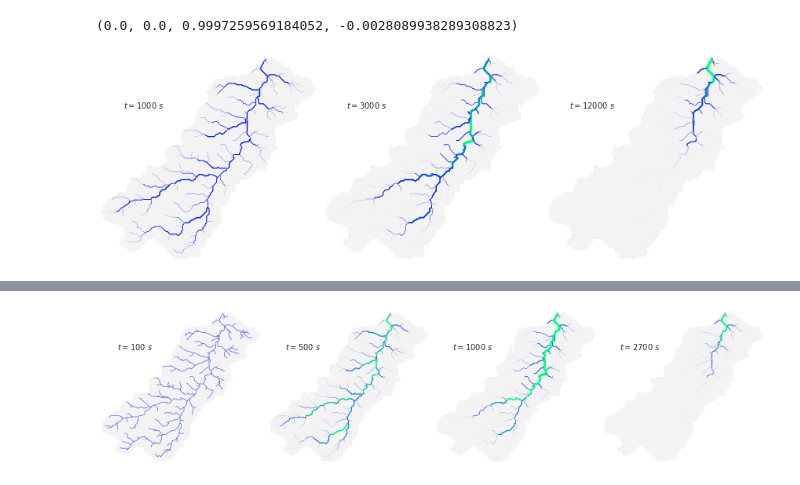
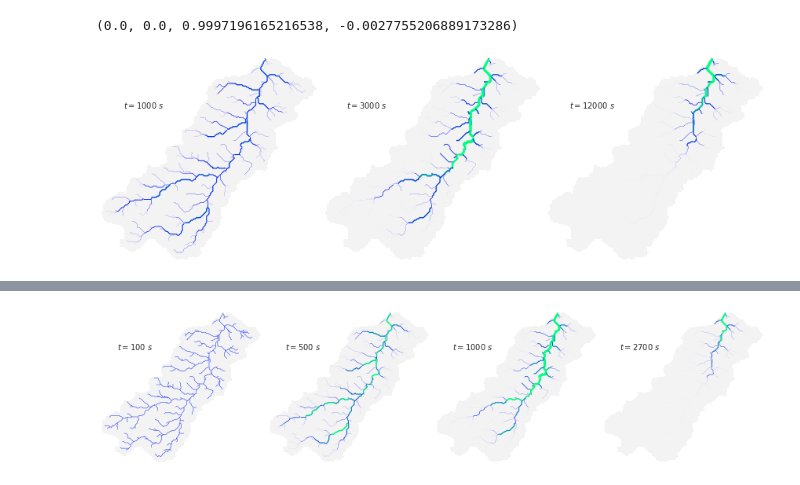
Before and after one commit to kLabUM/sensor-placement, a Jupyter notebook: notebooks/advection_diffusion_progression.ipynb, the cells around one changed output, grey strips where cells are left out. Cells and saved outputs as stored; diff of their text form; code cells hidden in the pictures.

```diff
--- a/notebooks/advection_diffusion_progression.ipynb
+++ b/notebooks/advection_diffusion_progression.ipynb
@@ -17,6 +17,6 @@ import seaborn as sns
 # %%
 sns.set_palette('husl', 2)
 # %%
-grid = Grid.from_raster('../../../pysheds/data/n30w100_dir',
+grid = Grid.from_raster('../../pysheds/data/n30w100_dir',
                  data_name='dir', input_type='ascii')
 # %%
@@ -45,7 +45,7 @@ n = max(max(connections.keys()), max(connections.values())) + 1
 s = np.ones(n)
 I = np.eye(n)
 u = np.ones(n)
-D = 40.0*np.ones(n)
+D = (u * dx / 10).mean()*np.ones(n)
 dt = 1
 I[0, 0] = 0
 # %%
@@ -81,7 +81,7 @@ S = (U - V) - Z @ (Y - X) + I
 # %%
 np.imag(np.linalg.eig(S)[0]).max(), np.imag(np.linalg.eig(S)[0]).min(), np.real(np.linalg.eig(S)[0]).max(), np.real(np.linalg.eig(S)[0]).min()
 # %% [output]
-(0.0, 0.0, 0.9997259569184052, -0.0028089938289308823)
+(0.0, 0.0, 0.9997196165216538, -0.0027755206889173286)
 # %%
 sr = s# + np.random.randn(len(s))
 # %%
@@ -113,39 +113,39 @@ ax[0].imshow(np.where(grid.view('catch'), 1, np.nan), zorder=1, cmap='Greys',
              vmin=0, vmax=6, extent=grid.extent, alpha=0.5)
 mag = np.linalg.matrix_power(S, 1000) @ s
 lmag = np.log10(mag + 1)
-norm = matplotlib.colors.Normalize(vmin=0, vmax=50)
+norm = matplotlib.colors.Normalize(vmin=0, vmax=20)
 mapper = cm.ScalarMappable(norm=norm, cmap=cm.winter)
 colors = mapper.to_rgba(mag)
 line_segments = LineCollection(segs, colors=colors, linewidths=1.75*lmag)
 im = ax[0].add_collection(line_segments)
 ax[0].autoscale()
 ax[0].annotate('$t=1000 \ s$', (0.10, 0.75), xycoords='axes fraction')
 
 ax[1].imshow(np.where(grid.view('catch'), 1, np.nan), zorder=1, cmap='Greys',
              vmin=0, vmax=6, extent=grid.extent, alpha=0.5)
-mag = np.linalg.matrix_power(S, 6000) @ s
+mag = np.linalg.matrix_power(S, 8000) @ s
 lmag = np.log10(mag + 1)
-norm = matplotlib.colors.Normalize(vmin=0, vmax=50)
+norm = matplotlib.colors.Normalize(vmin=0, vmax=20)
 mapper = cm.ScalarMappable(norm=norm, cmap=cm.winter)
 colors = mapper.to_rgba(mag)
 line_segments = LineCollection(segs, colors=colors, linewidths=1.75*lmag)
 im = ax[1].add_collection(line_segments)
 ax[1].autoscale()
 ax[1].annotate('$t=3000 \ s$', (0.10, 0.75), xycoords='axes fraction')
 
 ax[2].imshow(np.where(grid.view('catch'), 1, np.nan), zorder=1, cmap='Greys',
              vmin=0, vmax=6, extent=grid.extent, alpha=0.5)
-mag = np.linalg.matrix_power(S, 25000) @ s
+mag = np.linalg.matrix_power(S, 24000) @ s
 lmag = np.log10(mag + 1)
-norm = matplotlib.colors.Normalize(vmin=0, vmax=50)
+norm = matplotlib.colors.Normalize(vmin=0, vmax=20)
 mapper = cm.ScalarMappable(norm=norm, cmap=cm.winter)
 colors = mapper.to_rgba(mag)
 line_segments = LineCollection(segs, colors=colors, linewidths=1.75*lmag)
 im = ax[2].add_collection(line_segments)
 ax[2].autoscale()
 ax[2].annotate('$t=12000 \ s$', (0.10, 0.75), xycoords='axes fraction')
 
 plt.tight_layout()
 #plt.savefig('contaminant_progression_3.png', bbox_inches='tight')
 # %% [output]
-[figure, old version]
+[figure, new version]
```
Also changed, not shown: parts of 7 cells of this notebook, 7 other files.
